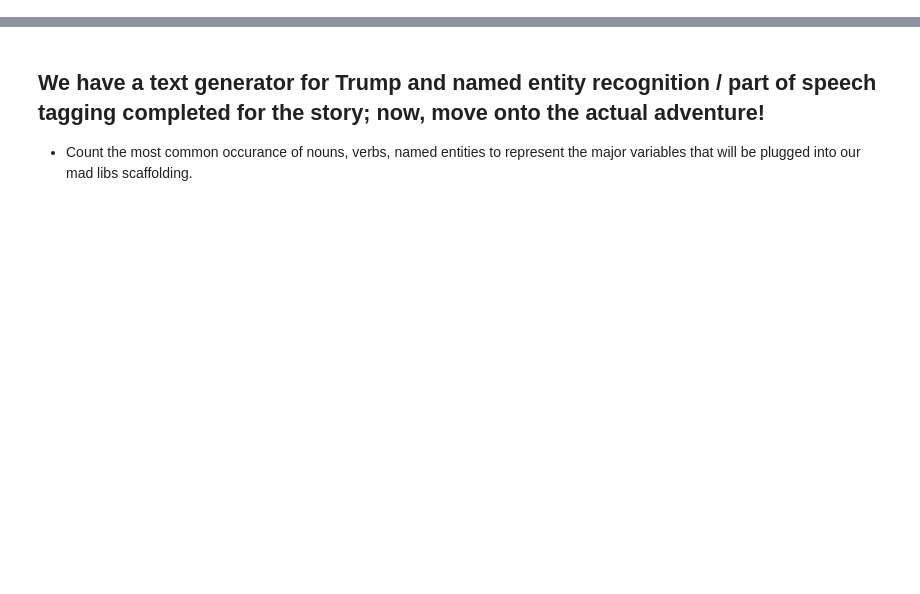
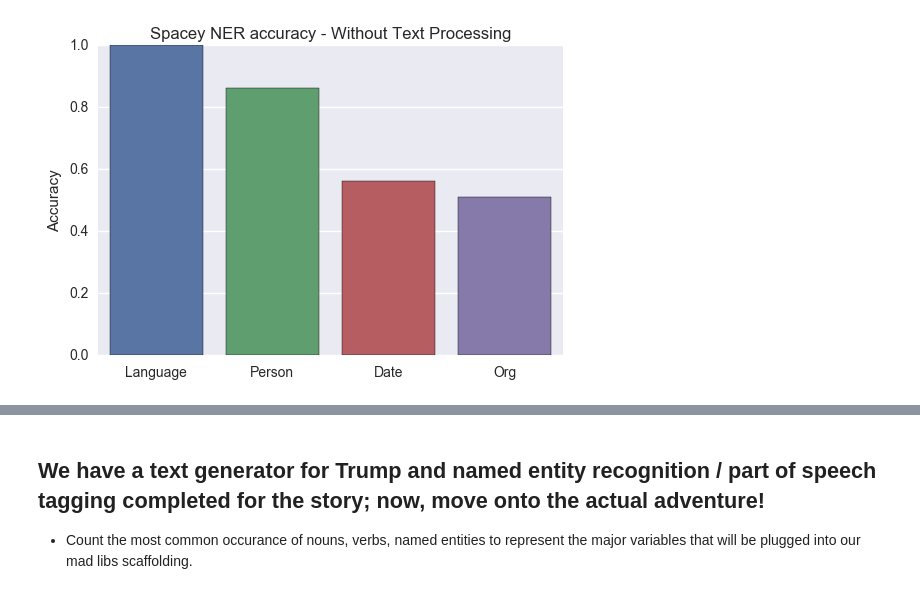
Before and after one commit to jonhilgart22/Galvanize-NLP, a Jupyter notebook: Final_Project/NLP_final-Jonathan-Hilgart.ipynb, the cells around one changed output, grey strips where cells are left out. Cells and saved outputs as stored; diff of their text form; code cells hidden in the pictures; blank space fills up the shorter version.

```diff
--- a/Final_Project/NLP_final-Jonathan-Hilgart.ipynb
+++ b/Final_Project/NLP_final-Jonathan-Hilgart.ipynb
@@ -116,0 +343,10 @@ for token in ner_story_tokens:
+# %%
+num_correct_person_notprocessed = 0
+num_incorrect_person_notprocessed = 0
+for person in possible_entities_alice_notprocessed['PERSON']:
+    if person in correct_person_entities_notprocessed:
+        num_correct_person_notprocessed+=1
+    else:
+        num_incorrect_person_notprocessed+=1
+alice_person_notprocessed_accuracy = num_correct_person_notprocessed/(num_correct_person_notprocessed+num_incorrect_person_notprocessed)
+print('Accuracy for the person NER task with unprocessed text for Alice in Wonderland is {:.2%}'.format(alice_person_notprocessed_accuracy))
@@ -116,0 +355,10 @@ for token in ner_story_tokens:
+# %%
+num_correct_org_notprocessed = 0
+num_incorrect_org_notprocessed = 0
+for p in possible_entities_alice_notprocessed['ORG']:
+    if p in correct_org_entities_notprocessed:
+        num_correct_org_notprocessed+=1
+    else:
+        num_incorrect_org_notprocessed+=1
+alice_org_accuracy_notprocessed = num_correct_org_notprocessed/(num_correct_org_notprocessed+num_incorrect_org_notprocessed)
+print('Accuracy for the org NER task with unprocessed text for Alice in Wonderland is {:.2%}'.format(alice_org_accuracy_notprocessed))
@@ -116,0 +367,10 @@ for token in ner_story_tokens:
+# %%
+num_correct_date_notprocessed = 0
+num_incorrect_date_notprocessed = 0
+for p in possible_entities_set['DATE']:
+    if p in correct_date_entities:
+        num_correct_date_notprocessed+=1
+    else:
+        num_incorrect_date_notprocessed+=1
+alice_date_accuracy_notprocessed = num_correct_date_notprocessed/(num_correct_date_notprocessed+num_incorrect_date_notprocessed)
+print('Accuracy for the date NER task with unprocessed text for Alice in Wonderland is {:.2%}'.format(alice_date_accuracy_notprocessed))
@@ -116,0 +379,5 @@ for token in ner_story_tokens:
+# %%
+###languages are the same for processed and unprocessed text
+
+alice_lang_accuracy_notprocesed = alice_lang_accuracy
+print('Accuracy for the language NER task with unprocessed data for Alice in Wonderland is {:.2%}'.format(alice_lang_accuracy_notprocesed))
@@ -116,0 +500,8 @@ for token in ner_story_tokens:
+# %%
+plt.title('Spacey NER accuracy - Without Text Processing')
+sns.barplot(x=['Language','Person','Date','Org']\
+            ,y=[alice_lang_accuracy_notprocesed,alice_person_notprocessed_accuracy,alice_date_accuracy_notprocessed,\
+                alice_org_accuracy_notprocessed])
+plt.ylabel('Accuracy');
+# %% [output]
+[figure, added]
```
Also changed, not shown: parts of 91 cells of this notebook, 2 other files.
